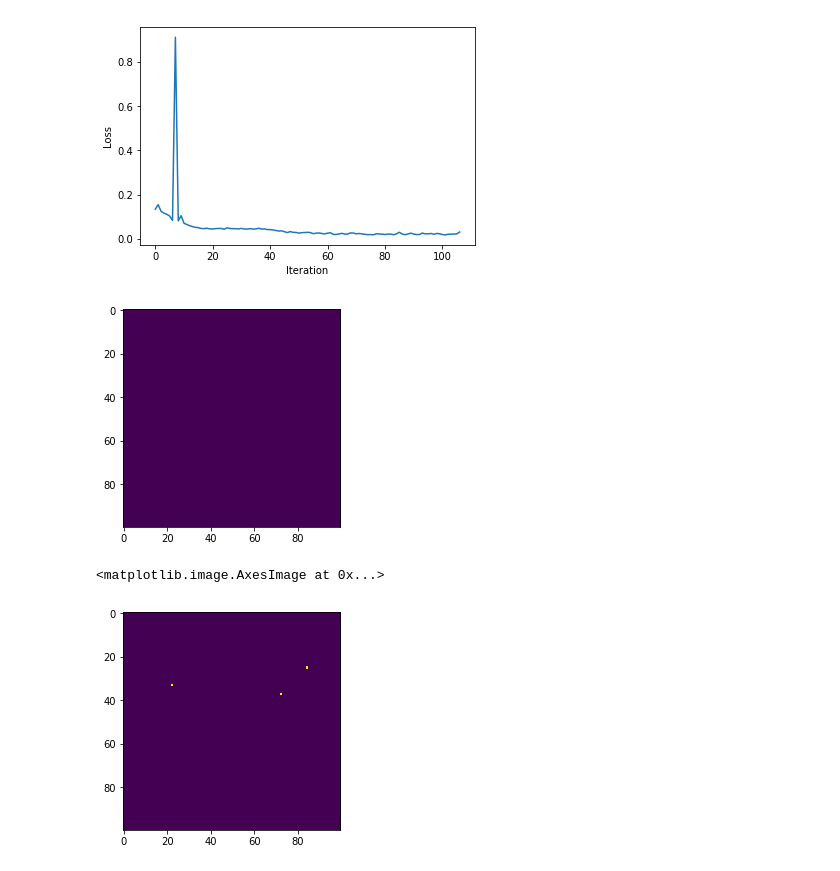
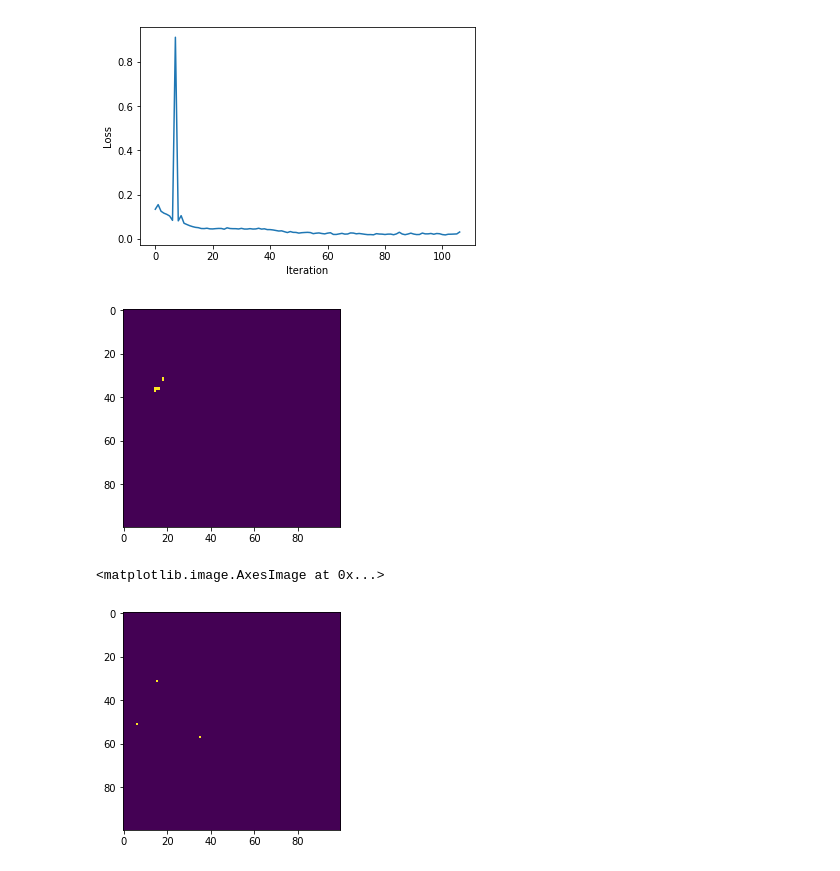
Before and after one commit to anton-br/fermi_denoising, a Jupyter notebook: CNN/segmentation.ipynb, the cells around one changed output. Drawn from its saved outputs; the diff is of its cells as text; code cells hidden in the pictures.

```diff
--- a/segmentation.ipynb
+++ b/CNN/segmentation.ipynb
@@ -181,6 +105,7 @@ model = ConvNet()
 optimizer = optim.SGD(model.parameters(), lr=0.001, momentum=0.9)
 criterion = nn.BCEWithLogitsLoss(pos_weight=torch.Tensor([1., 20.]))
 num_epochs = 3
+sigm = torch.nn.Sigmoid()
 
 for epoch in range(num_epochs):
     print('Epoch {}/{}'.format(epoch, num_epochs - 1))
@@ -194,7 +119,7 @@ for epoch in range(num_epochs):
             model.eval()
 
         running_loss = 0.0
-        runnign_acc = 0.0
+        running_corrects = 0.0
 
         for inputs, labels in data_loader[phase]:
             inputs = inputs.to(device)
@@ -203,24 +128,29 @@ for epoch in range(num_epochs):
 
             with torch.set_grad_enabled(phase == 'train'):
                 outputs = model(inputs)
-                _, preds = torch.max(outputs, 1)
                 outputs = outputs.transpose(3, 1)
+                preds = sigm(outputs)
+
                 labels = labels.transpose(3, 1)
+
                 loss = criterion(outputs, labels)
 
                 if phase == 'train':
                     loss.backward()
                     optimizer.step()
 
+                class_pred = (preds[:, :, :, 1] > 0.5).to(torch.int8)
+                class_true = (labels[:, :, :, 1]).to(torch.int8)
+
             running_loss += loss.item() * inputs.size(0)
             global_loss.append(loss)
-#             running_corrects += torch.sum(preds == labels.data)
+            running_corrects += torch.sum(class_pred & class_true)
 
         epoch_loss = running_loss / dataset_sizes[phase]
-#         epoch_acc = running_corrects.double() / dataset_sizes[phase]
+        epoch_acc = running_corrects.double() / dataset_sizes[phase]
 
         print('{} Loss: {:.4f} Acc: {:.4f}'.format(
-            phase, epoch_loss, 0))#, epoch_acc))
+            phase, epoch_loss, epoch_acc))
         # deep copy the model
 #         if phase == 'test' and epoch_acc > best_acc:
 #             best_acc = epoch_acc
@@ -250,16 +180,19 @@ with torch.no_grad():
     for i, (inputs, labels) in enumerate(data_loader['test']):
         inputs = inputs.to(device)
         labels = labels.to(device)
+        outputs = model(inputs).transpose(3, 1)
+        labels = labels.transpose(3, 1)
 
-        outputs = model(inputs)
-        _, preds = torch.max(outputs, 1)
+        sigm = torch.nn.Sigmoid()
+        pred = sigm(outputs)
+        break
 # %%
-i = 6
-img = (outputs.transpose(3, 1)[i][:,:,1] > 0.5).reshape(-1, SIZE)
+i = 1
+img = (pred[i][:,:,1] > 0.09).reshape(-1, SIZE)
 plt.imshow(img)
 plt.show()
-plt.imshow(labels.transpose(3, 1)[i][:,:,1].reshape(-1, SIZE))
+plt.imshow(labels[i][:,:,1].reshape(-1, SIZE))
 # %% [output]
-[figure, old version]
+[figure, new version]
 <matplotlib.image.AxesImage at 0x...>
-[figure, old version]
+[figure, new version]
```
Also changed, not shown: parts of 3 cells of this notebook, 1 other file.
